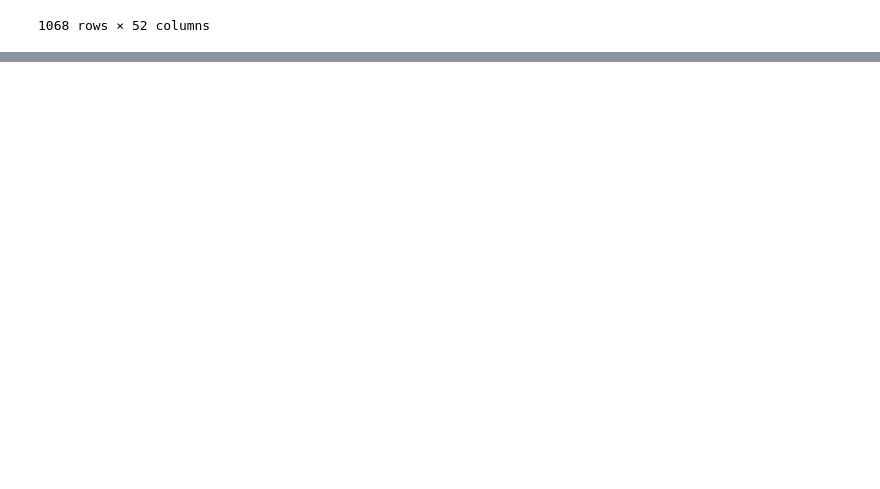
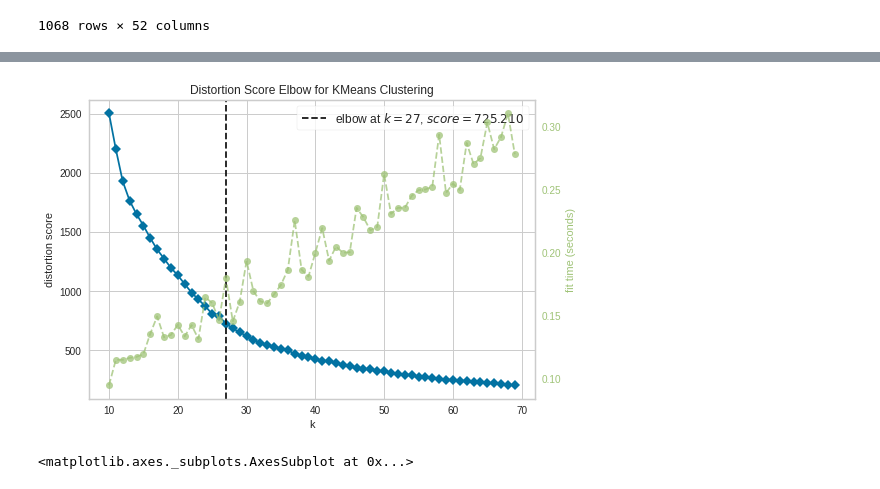
Before and after one commit to PosgradoMNA/actividades-del-projecto-equipo70, a Jupyter notebook: RetoFinal/Entrega1/Reto_Entrega1_Limpieza_análisis_visualización_kmeans.ipynb, the cells around one changed output, grey strips where cells are left out. Saved outputs shown, nothing was run; the diff lists cells and outputs as text; code cells hidden in the pictures; blank space fills up the shorter version.

```diff
--- a/RetoFinal/Entrega1/Reto_Entrega1_Limpieza_análisis_visualización_kmeans.ipynb
+++ b/RetoFinal/Entrega1/Reto_Entrega1_Limpieza_análisis_visualización_kmeans.ipynb
@@ -495,0 +538,12 @@ df_sub_clean2
+# %%
+sns.set(rc={'figure.figsize':(20,20)})
+fig, axes = plt.subplots(4, 4)
+NG = ['LONGITUD','LATITUD']
+NC = ['ALC_mg/L','SDT_M_mg/L','DUR_mg/L','AS_TOT_mg/L', 'CD_TOT_mg/L','CR_TOT_mg/L', 'HG_TOT_mg/L','PB_TOT_mg/L','MN_TOT_mg/L','FE_TOT_mg/L']
+
+i = 0
+for col in df_sub_clean2[NG + NC].columns:
+  plt.subplot(4, 4,i+1)
+  plt.boxplot(df_sub_clean2[col])
+  plt.xlabel(df_sub_clean2[NG + NC].columns[i])
+  i = i + 1
@@ -495,0 +594,14 @@ df_sub_clean2
+# %%
+import geopandas
+import geopandas as gpd
+from sklearn.preprocessing import LabelEncoder
+from shapely.geometry import Point
+
+le = LabelEncoder()
+df_sub_clean2["SEMAFORO_Type"]= le.fit_transform(df_sub_clean2["SEMAFORO"])
+
+df_sub_clean2["Coordinates"] = list(zip(df_sub_clean2.LONGITUD, df_sub_clean2.LATITUD))
+df_sub_clean2["Coordinates"] = df_sub_clean2["Coordinates"].apply(Point)
+
+kS = gpd.GeoDataFrame(df_sub_clean2, geometry="Coordinates")
+gS = gpd.GeoDataFrame(df_sub_clean2, geometry="Coordinates")
@@ -495,0 +625,20 @@ df_sub_clean2
+# %%
+from sklearn.datasets import make_blobs
+from yellowbrick.cluster import KElbowVisualizer
+from sklearn.cluster import KMeans
+
+x_Coordenadas = df_sub_clean2[["LATITUD","LONGITUD"]]
+y = df_sub_clean2[["SEMAFORO_Type"]]
+
+long_lat2=list(zip(df_sub_clean2.LATITUD, df_sub_clean2.LONGITUD))
+blob_centers = long_lat2
+
+X2_Coordenadas_blobs, Y2_blobs = make_blobs(n_samples=1068, centers=blob_centers, cluster_std=0.20,
+                  random_state=42)
+
+model = KElbowVisualizer(KMeans(), k=(10,70))
+model.fit(X2_Coordenadas_blobs)
+model.show()
+# %% [output]
+[figure, added]
+<matplotlib.axes._subplots.AxesSubplot at 0x...>
```
Also changed, not shown: parts of 18 cells of this notebook.
